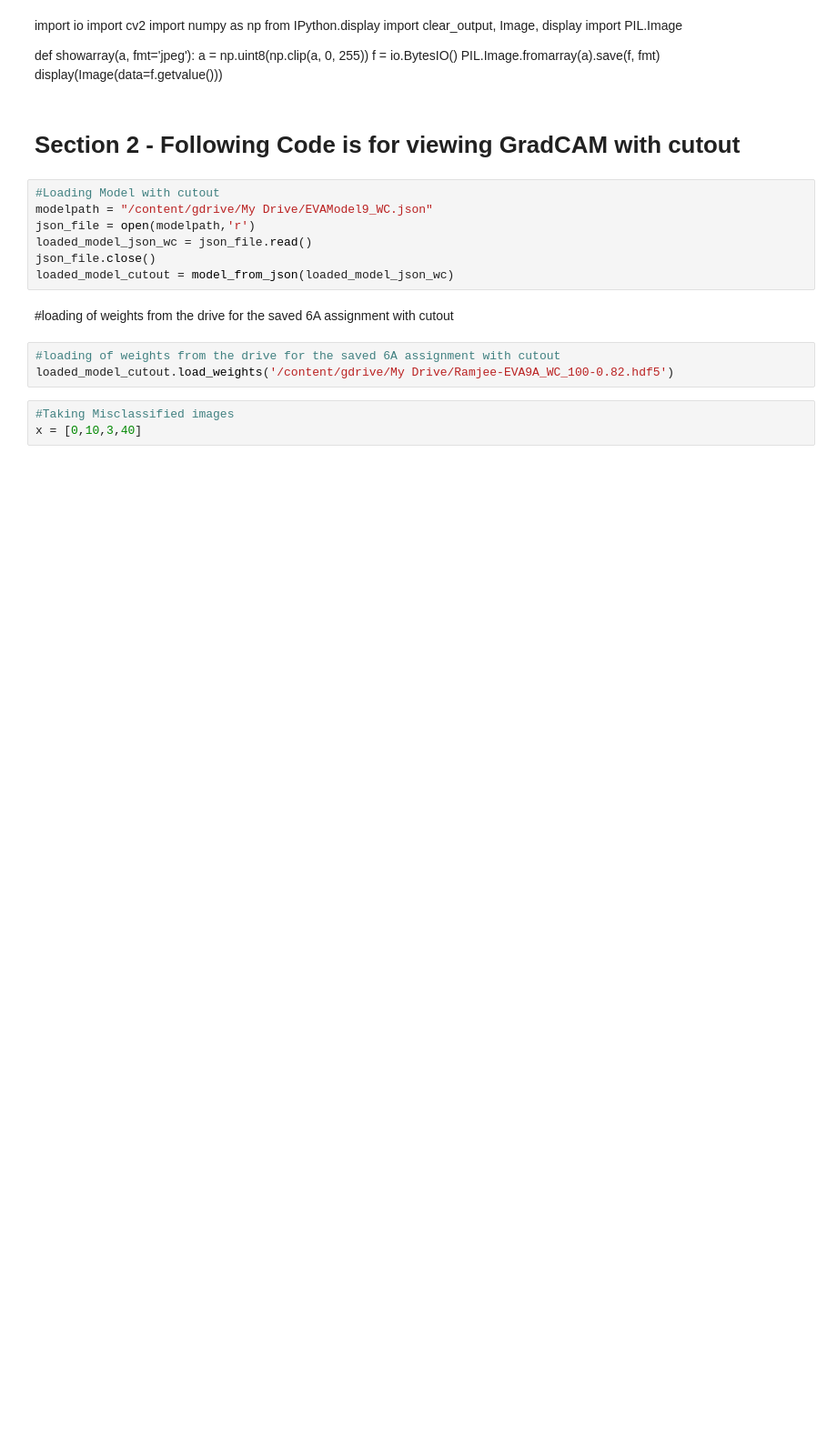
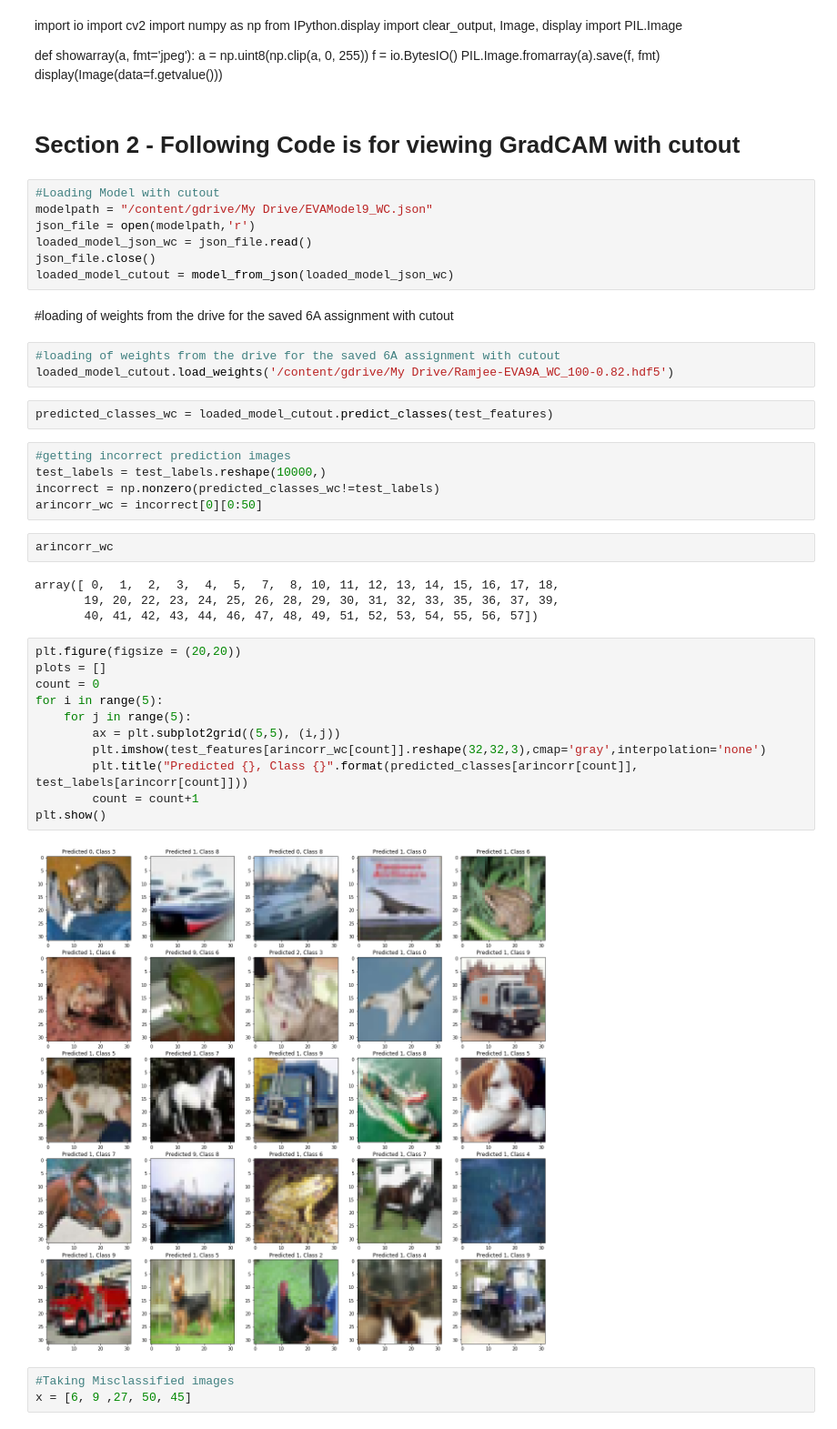
Before and after one commit to rramjee/EVA, a Jupyter notebook: EVASession 9/Assignment9_Gradcam.ipynb, the cells around one changed output. Shown at 91% size. Drawn from its saved outputs; the diff is of its cells as text; blank space fills up the shorter version.

```diff
--- a/EVASession 9/Assignment9_Gradcam.ipynb
+++ b/EVASession 9/Assignment9_Gradcam.ipynb
@@ -167,9 +150,35 @@ loaded_model_cutout = model_from_json(loaded_model_json_wc)
 # %%
 #loading of weights from the drive for the saved 6A assignment with cutout
 loaded_model_cutout.load_weights('/content/gdrive/My Drive/Ramjee-EVA9A_WC_100-0.82.hdf5')
+# %%
+predicted_classes_wc = loaded_model_cutout.predict_classes(test_features)
+# %%
+#getting incorrect prediction images
+test_labels = test_labels.reshape(10000,)
+incorrect = np.nonzero(predicted_classes_wc!=test_labels)
+arincorr_wc = incorrect[0][0:50]
+# %%
+arincorr_wc
+# %% [output]
+array([ 0,  1,  2,  3,  4,  5,  7,  8, 10, 11, 12, 13, 14, 15, 16, 17, 18,
+       19, 20, 22, 23, 24, 25, 26, 28, 29, 30, 31, 32, 33, 35, 36, 37, 39,
+       40, 41, 42, 43, 44, 46, 47, 48, 49, 51, 52, 53, 54, 55, 56, 57])
+# %%
+plt.figure(figsize = (20,20))
+plots = []
+count = 0
+for i in range(5):
+    for j in range(5):
+        ax = plt.subplot2grid((5,5), (i,j))
+        plt.imshow(test_features[arincorr_wc[count]].reshape(32,32,3),cmap='gray',interpolation='none')
+        plt.title("Predicted {}, Class {}".format(predicted_classes[arincorr[count]], test_labels[arincorr[count]]))
+        count = count+1
+plt.show()
+# %% [output]
+[figure, added]
 # %%
 #Taking Misclassified images
-x = [0,10,3,40]
+x = [6, 9 ,27, 50, 45]
 # %%
 
 #Looping through the code for gradcam for 4 of the mis classified images and viewing the gradcam with cutout
```
Also changed, not shown: parts of 8 cells of this notebook.
